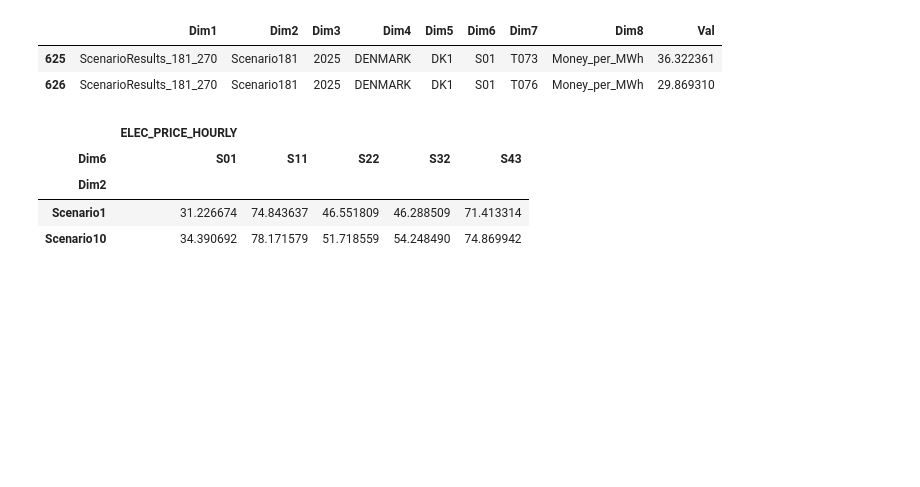
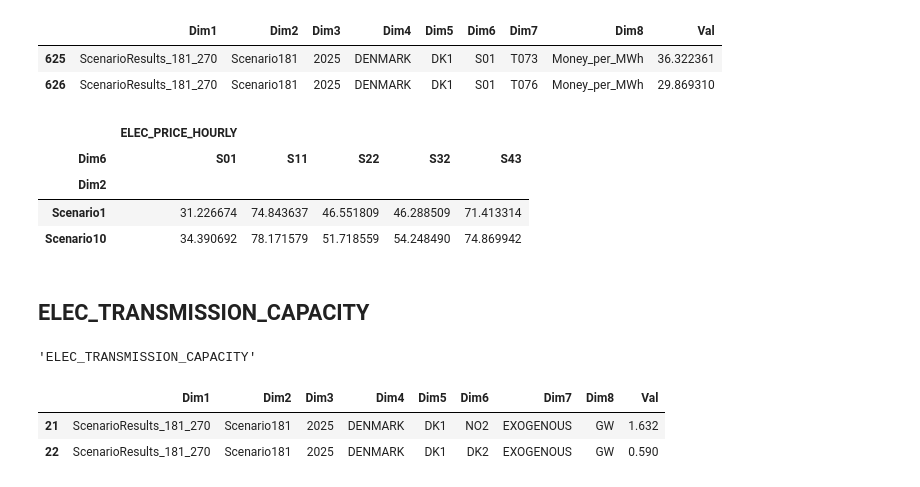
Before and after one commit to tilseb/flexsus, a Jupyter notebook: processing.ipynb, the cells around one changed output. Saved outputs shown, nothing was run; the diff lists cells and outputs as text; code cells hidden in the pictures; blank space fills up the shorter version.

```diff
--- a/processing.ipynb
+++ b/processing.ipynb
@@ -266,3 +266,20 @@ df5.head(2)
 | Dim2 |  |  |  |  |  |
 | Scenario1 | 31.226674 | 74.843637 | 46.551809 | 46.288509 | 71.413314 |
 | Scenario10 | 34.390692 | 78.171579 | 51.718559 | 54.248490 | 74.869942 |
+# %% [markdown]
+## ELEC_TRANSMISSION_CAPACITY
+# %%
+lf[6]
+# %% [output]
+'ELEC_TRANSMISSION_CAPACITY'
+# %%
+# ELEC_DEMAND
+df6 = readData(lf[6])
+df6 = epsToZeros(df6)
+df6 = filterYearAndCountry(df6,yyy,ccc)
+df6 = makeValFloat(df6)
+df6.head(2)
+# %% [output]
+|  | Dim1 | Dim2 | Dim3 | Dim4 | Dim5 | Dim6 | Dim7 | Dim8 | Val |
+| 21 | ScenarioResults_181_270 | Scenario181 | 2025 | DENMARK | DK1 | NO2 | EXOGENOUS | GW | 1.632 |
+| 22 | ScenarioResults_181_270 | Scenario181 | 2025 | DENMARK | DK1 | DK2 | EXOGENOUS | GW | 0.590 |
```
Also changed, not shown: parts of 1 cell of this notebook.
